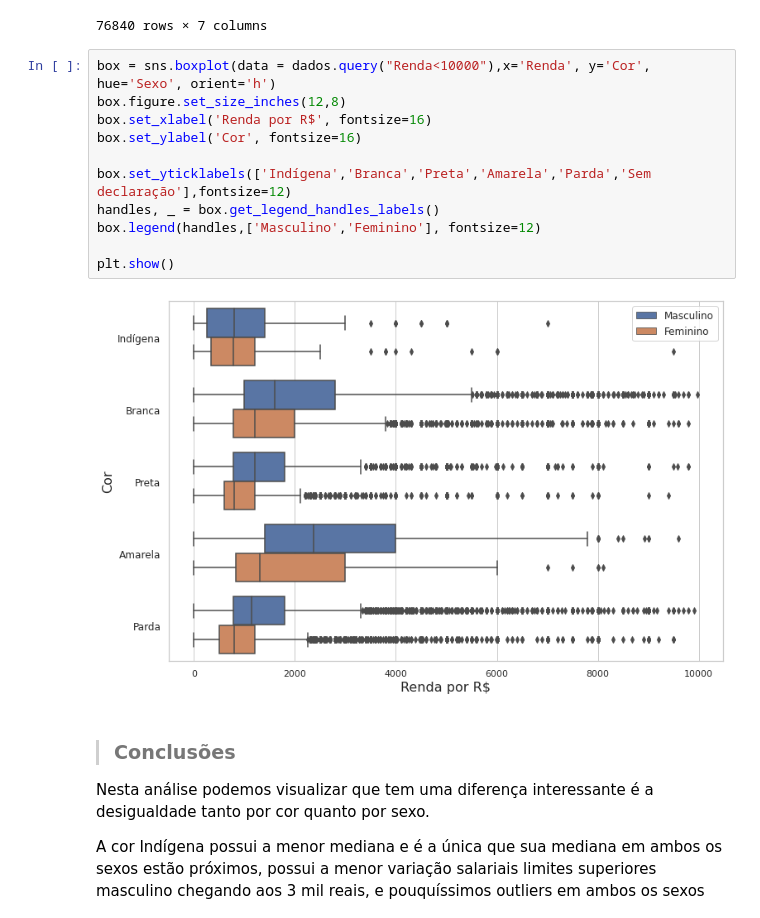
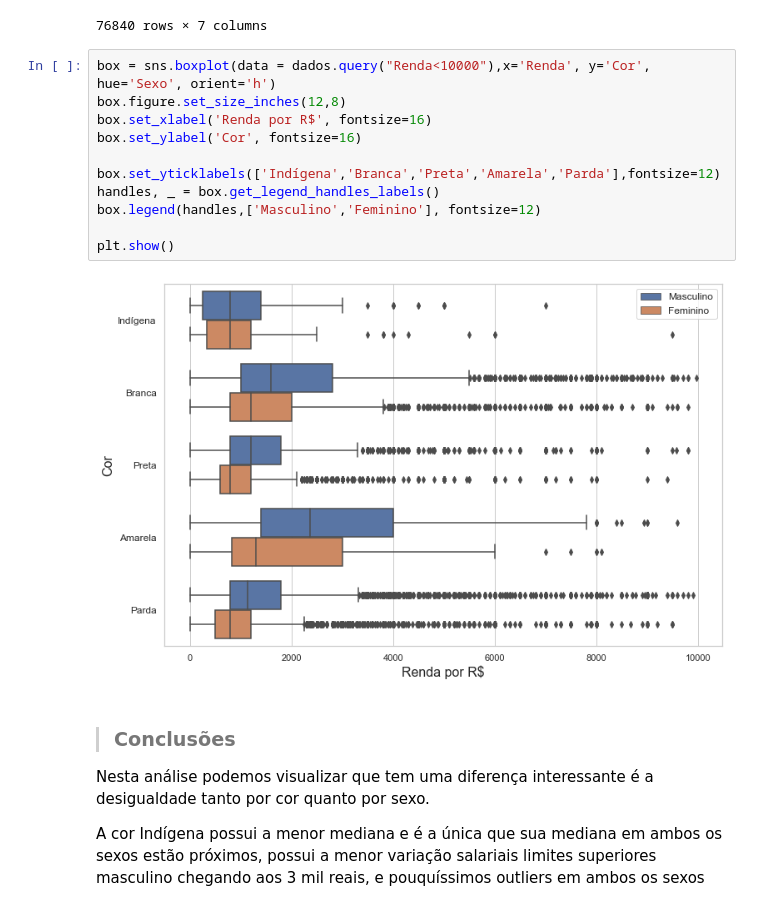
Before and after one commit to ziggy-data/Estatistica_IBGE, a Jupyter notebook: Análise_Descritiva.ipynb, the cells around one changed output. Cells and saved outputs as stored; diff of their text form.

```diff
--- a/Análise_Descritiva.ipynb
+++ b/Análise_Descritiva.ipynb
@@ -544,16 +544,16 @@ dados.rename(columns= cor)
 # %%
 box = sns.boxplot(data = dados.query("Renda<10000"),x='Renda', y='Cor', hue='Sexo', orient='h')
 box.figure.set_size_inches(12,8)
 box.set_xlabel('Renda por R$', fontsize=16)
 box.set_ylabel('Cor', fontsize=16)
 
-box.set_yticklabels(['Indígena','Branca','Preta','Amarela','Parda','Sem declaração'],fontsize=12)
+box.set_yticklabels(['Indígena','Branca','Preta','Amarela','Parda'],fontsize=12)
 handles, _ = box.get_legend_handles_labels()
 box.legend(handles,['Masculino','Feminino'], fontsize=12)
 
 plt.show()
 # %% [output]
-[figure, old version]
+[figure, new version]
 # %% [markdown]
 > ### Conclusões
 
```
Also changed, not shown: parts of 13 cells of this notebook, 1 other file.
